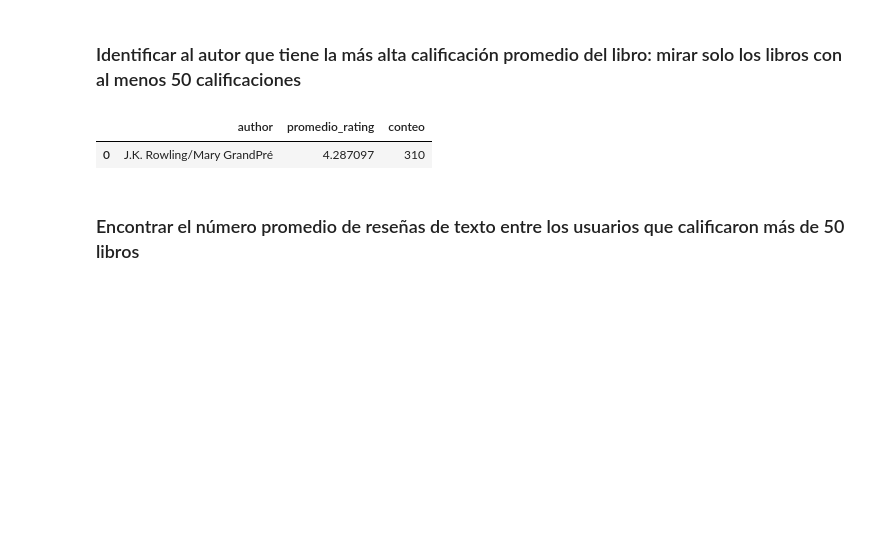
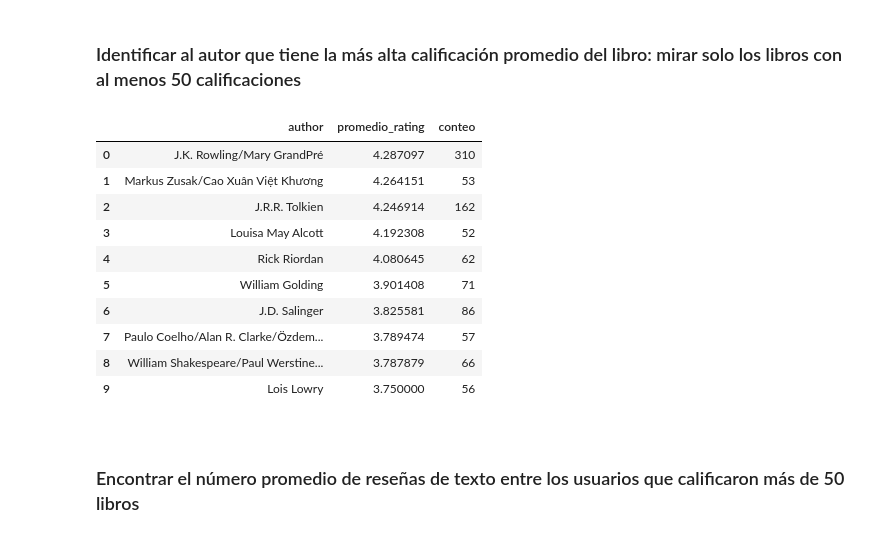
Before and after one commit to JaimeGalanC/Final_SQL, a Jupyter notebook: Tarea_sql.ipynb, the cells around one changed output. Drawn from its saved outputs; the diff is of its cells as text; code cells hidden in the pictures; blank space fills up the shorter version.

Commit message:
Error con "al menos" y un problema repetido

```diff
--- a/Tarea_sql.ipynb
+++ b/Tarea_sql.ipynb
@@ -280,25 +280,39 @@ publisher
 # %%
 # creamos una consulta a la tabla 'books' y sus uniones con 'authors' y 'ratings'
 query="""
 SELECT a.author, AVG(ra.rating) AS promedio_rating, COUNT(ra.book_id) AS conteo
 FROM public.books b
 JOIN public.authors a ON b.author_id = a.author_id
 JOIN public.ratings ra ON b.book_id = ra.book_id
 WHERE b.book_id IN (
                     SELECT book_id
                     FROM public.ratings
                     GROUP BY book_id
-                    HAVING COUNT(book_id) > 50
+                    HAVING COUNT(book_id) >= 50
                     )
 GROUP BY a.author
 ORDER BY promedio_rating DESC
-LIMIT 1;
+LIMIT 10;
 """
 author=pd.io.sql.read_sql(query, con = engine)
 author
+
+# TODO: Mismo problema de arriba
+# TODO: Es "Al menos", no "mayor"
 # %% [output]
 |  | author | promedio_rating | conteo |
 | 0 | J.K. Rowling/Mary GrandPré | 4.287097 | 310 |
+| 1 | Markus Zusak/Cao Xuân Việt Khương | 4.264151 | 53 |
+| 2 | J.R.R. Tolkien | 4.246914 | 162 |
+| 3 | Louisa May Alcott | 4.192308 | 52 |
+| 4 | Rick Riordan | 4.080645 | 62 |
+| 5 | William Golding | 3.901408 | 71 |
+| 6 | J.D. Salinger | 3.825581 | 86 |
+| 7 | Paulo Coelho/Alan R. Clarke/Özdem... | 3.789474 | 57 |
+| 8 | William Shakespeare/Paul Werstine... | 3.787879 | 66 |
+| 9 | Lois Lowry | 3.750000 | 56 |
+# %% [markdown]
+<!-- TODO: Escribir conclusión -->
 # %% [markdown]
 ### Encontrar el número promedio de reseñas de texto entre los usuarios que calificaron más de 50 libros
 # %%
```
